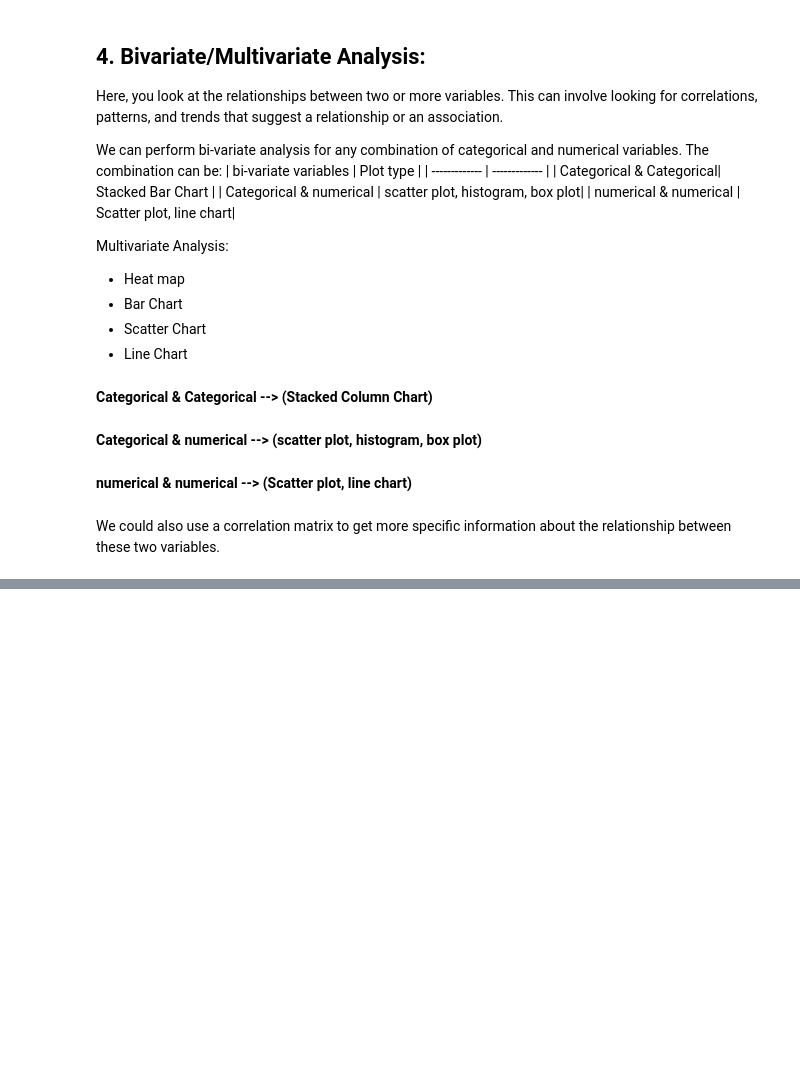
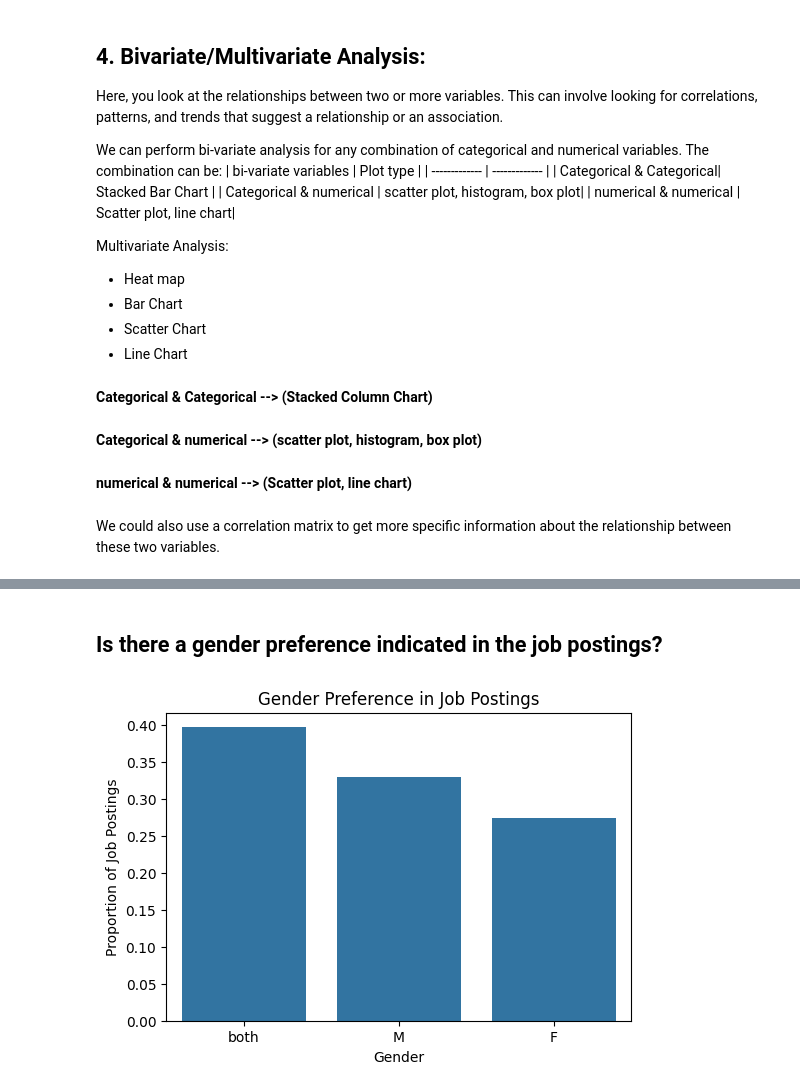
Before and after one commit to Tuwaiq-DS-ML-bootcamp-V-9/Usecase-5, a Jupyter notebook: EDA explain template.ipynb, the cells around one changed output, grey strips where cells are left out. Saved outputs shown, nothing was run; the diff lists cells and outputs as text; code cells hidden in the pictures; blank space fills up the shorter version.

```diff
--- a/EDA explain template.ipynb
+++ b/EDA explain template.ipynb
@@ -720,0 +858,15 @@ We could also use a correlation matrix to get more specific information about th
+# %% [markdown]
+## Is there a gender preference indicated in the job postings?
+# %%
+# Calculate the count of job postings by gender preference (if any)
+gender_counts = Jadarat_data['gender'].value_counts(normalize=True)
+
+# Plot the gender preference distribution
+plt.figure(figsize=(6, 4))
+sns.barplot(x=gender_counts.index, y=gender_counts.values)
+plt.title('Gender Preference in Job Postings')
+plt.xlabel('Gender')
+plt.ylabel('Proportion of Job Postings')
+plt.show()
+# %% [output]
+[figure, added]
```
Also changed, not shown: parts of 25 cells of this notebook, 1 other file.
